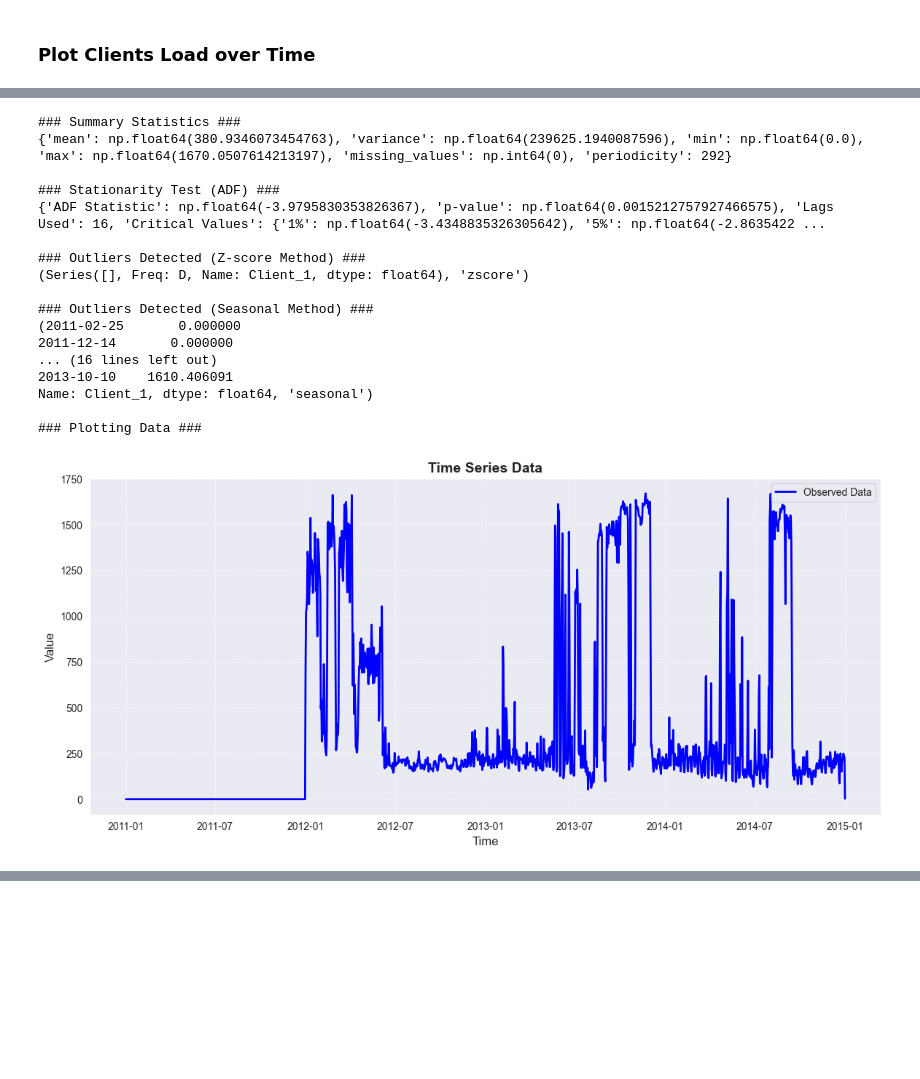
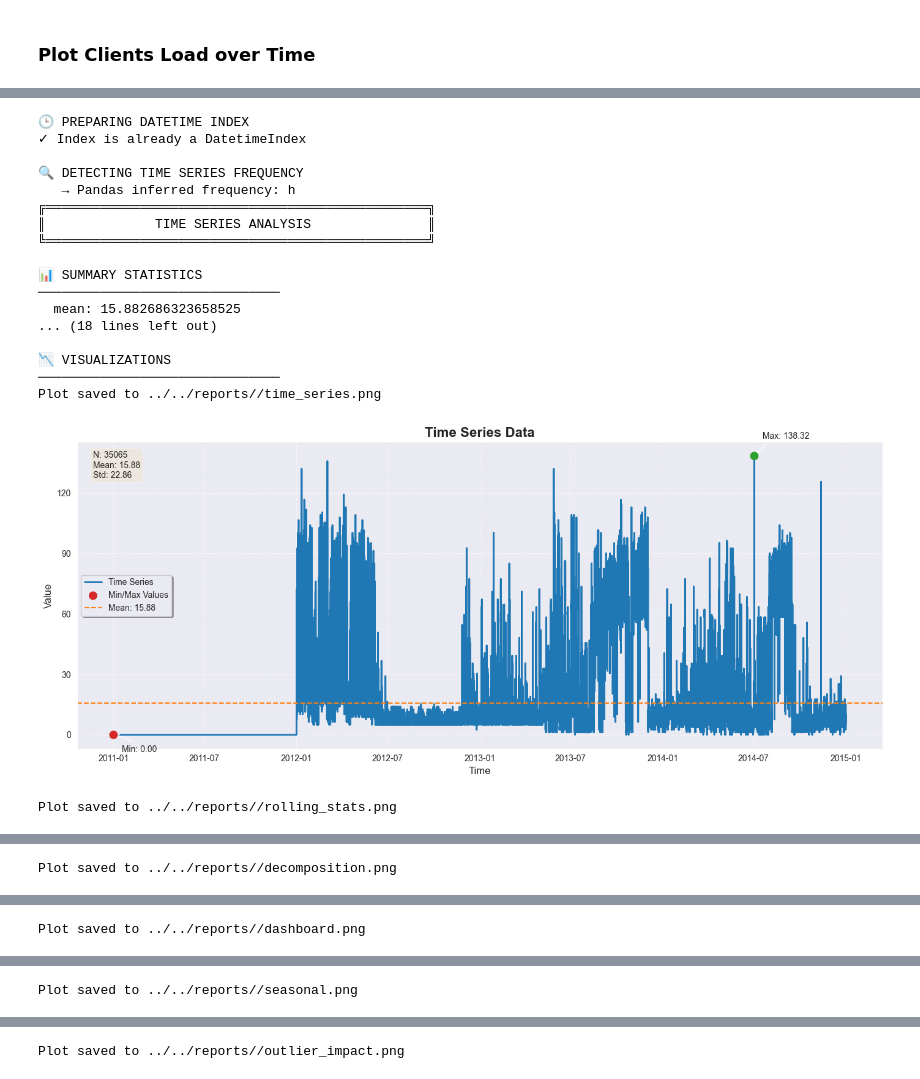
Before and after one commit to TschangoMP/Energy-Demand-Forecast, a Jupyter notebook: notebooks/01_data_analysis/eda.ipynb, the cells around one changed output, grey strips where cells are left out. Cells and saved outputs as stored; diff of their text form; code cells hidden in the pictures; blank space fills up the shorter version.

Commit message:
TimeSeries Features and EDA Analysis added

```diff
--- a/notebooks/01_data_analysis/eda.ipynb
+++ b/notebooks/01_data_analysis/eda.ipynb
@@ -150,28 +76,29 @@ plt.show()
 # %%
 # Select a sample client for analysis
-client_ts = df_daily["Client_1"].dropna()
+client_ts = df_hourly["Client_1"].dropna()
 
 # Instantiate the EDA class
 ts_eda = TimeSeriesEDA(client_ts)
 
 # Run full analysis
-ts_eda.run_full_analysis()
+ts_eda.run_full_analysis(save_plots=True, output_dir="../../reports/")
 # %% [output]
-### Summary Statistics ###
-{'mean': np.float64(380.9346073454763), 'variance': np.float64(239625.1940087596), 'min': np.float64(0.0), 'max': np.float64(1670.0507614213197), 'missing_values': np.int64(0), 'periodicity': 292}
+🕒 PREPARING DATETIME INDEX
+✓ Index is already a DatetimeIndex
 
-### Stationarity Test (ADF) ###
-{'ADF Statistic': np.float64(-3.9795830353826367), 'p-value': np.float64(0.0015212757927466575), 'Lags Used': 16, 'Critical Values': {'1%': np.float64(-3.4348835326305642), '5%': np.float64(-2.8635422 ...
+🔍 DETECTING TIME SERIES FREQUENCY
+   → Pandas inferred frequency: h
+╔═════════════════════════════════════════════════╗
+║              TIME SERIES ANALYSIS               ║
+╚═════════════════════════════════════════════════╝
 
-### Outliers Detected (Z-score Method) ###
-(Series([], Freq: D, Name: Client_1, dtype: float64), 'zscore')
+📊 SUMMARY STATISTICS
+───────────────────────────────
+  mean: 15.882686323658525
+... (18 lines left out)
 
-### Outliers Detected (Seasonal Method) ###
-(2011-02-25       0.000000
-2011-12-14       0.000000
-... (16 lines left out)
-2013-10-10    1610.406091
-Name: Client_1, dtype: float64, 'seasonal')
-
-### Plotting Data ###
+📉 VISUALIZATIONS
+───────────────────────────────
+Plot saved to ../../reports//time_series.png
-[figure, old version]
+[figure, new version]
+Plot saved to ../../reports//rolling_stats.png
@@ -178,0 +106 @@ Name: Client_1, dtype: float64, 'seasonal')
+Plot saved to ../../reports//decomposition.png
@@ -179,0 +108 @@ Name: Client_1, dtype: float64, 'seasonal')
+Plot saved to ../../reports//dashboard.png
@@ -179,0 +110 @@ Name: Client_1, dtype: float64, 'seasonal')
+Plot saved to ../../reports//seasonal.png
@@ -179,0 +112 @@ Name: Client_1, dtype: float64, 'seasonal')
+Plot saved to ../../reports//outlier_impact.png
```
Also changed, not shown: parts of 5 cells of this notebook, 15 other files.
